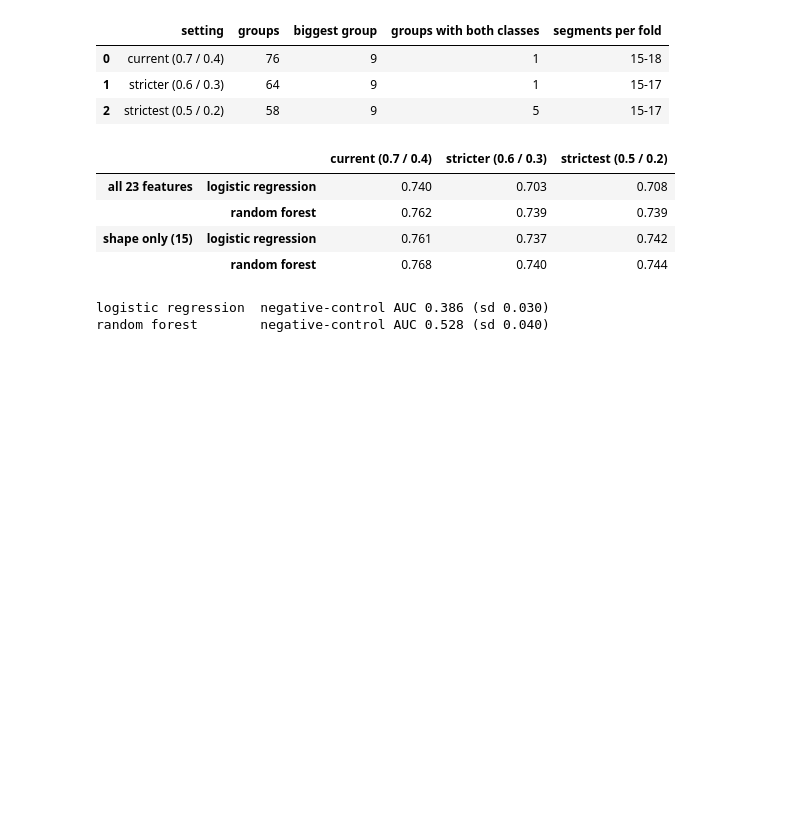
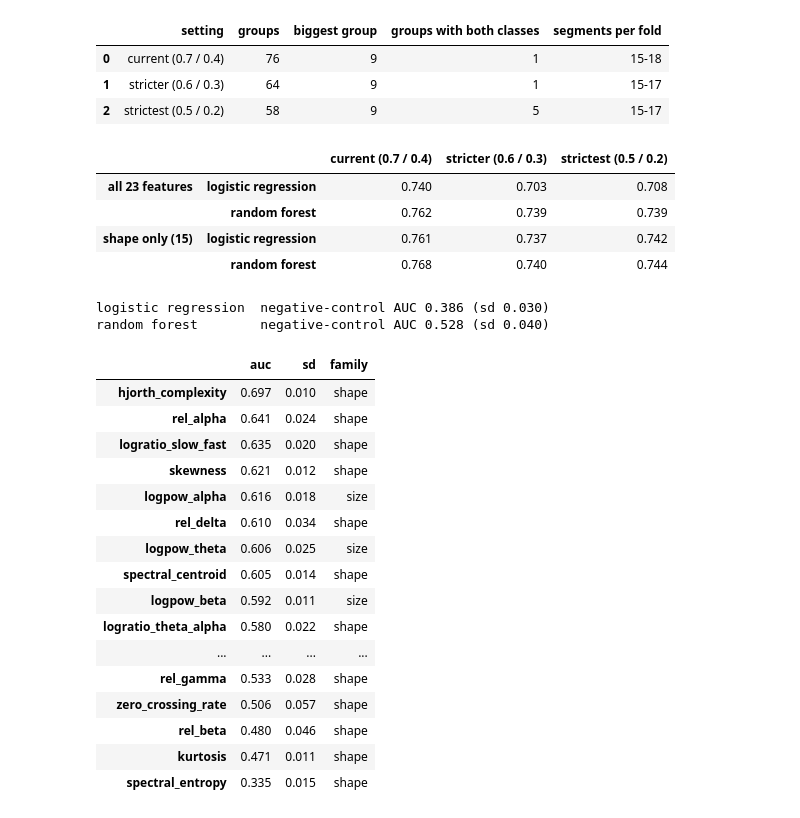
Before and after one commit to viveka2863/seizure-epileptogenic-localisation, a Jupyter notebook: notebooks/12_two_vs_three.ipynb, the cells around one changed output. Saved outputs shown, nothing was run; the diff lists cells and outputs as text; code cells hidden in the pictures; blank space fills up the shorter version.

```diff
--- a/notebooks/12_two_vs_three.ipynb
+++ b/notebooks/12_two_vs_three.ipynb
@@ -161,3 +161,29 @@ for mname in ["logistic regression", "random forest"]:
 # %% [output]
 logistic regression  negative-control AUC 0.386 (sd 0.030)
 random forest        negative-control AUC 0.528 (sd 0.040)
+# %%
+single = {}
+for feature in FEATURES:
+    r = cross_validate_segments(models["logistic regression"], data, [feature], table, positive=2)
+    single[feature] = (r["auc_fold"].mean(), r["auc_fold"].std())
+single = pd.DataFrame(single, index=["auc", "sd"]).T.sort_values("auc", ascending=False)
+single["family"] = ["size" if f in SIZE_FEATURES else "shape" for f in single.index]
+display(single.round(3))
+# %% [output]
+|  | auc | sd | family |
+| hjorth_complexity | 0.697 | 0.010 | shape |
+| rel_alpha | 0.641 | 0.024 | shape |
+| logratio_slow_fast | 0.635 | 0.020 | shape |
+| skewness | 0.621 | 0.012 | shape |
+| logpow_alpha | 0.616 | 0.018 | size |
+| rel_delta | 0.610 | 0.034 | shape |
+| logpow_theta | 0.606 | 0.025 | size |
+| spectral_centroid | 0.605 | 0.014 | shape |
+| logpow_beta | 0.592 | 0.011 | size |
+| logratio_theta_alpha | 0.580 | 0.022 | shape |
+| ... | ... | ... | ... |
+| rel_gamma | 0.533 | 0.028 | shape |
+| zero_crossing_rate | 0.506 | 0.057 | shape |
+| rel_beta | 0.480 | 0.046 | shape |
+| kurtosis | 0.471 | 0.011 | shape |
+| spectral_entropy | 0.335 | 0.015 | shape |
```
Also changed, not shown: parts of 3 cells of this notebook, 1 other file.
